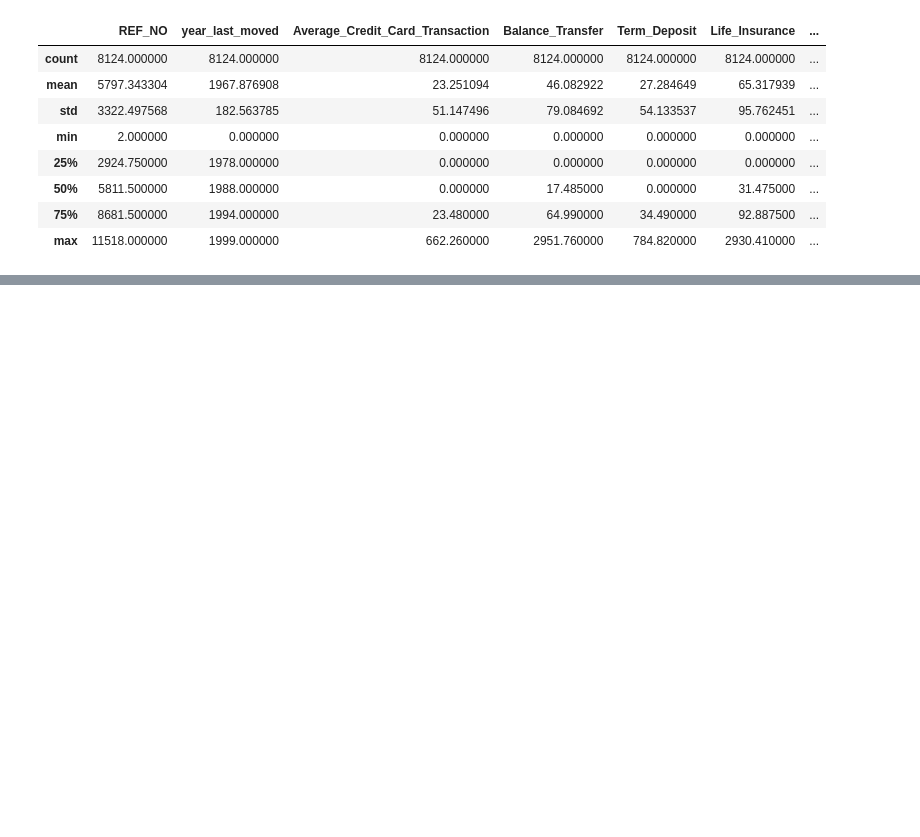
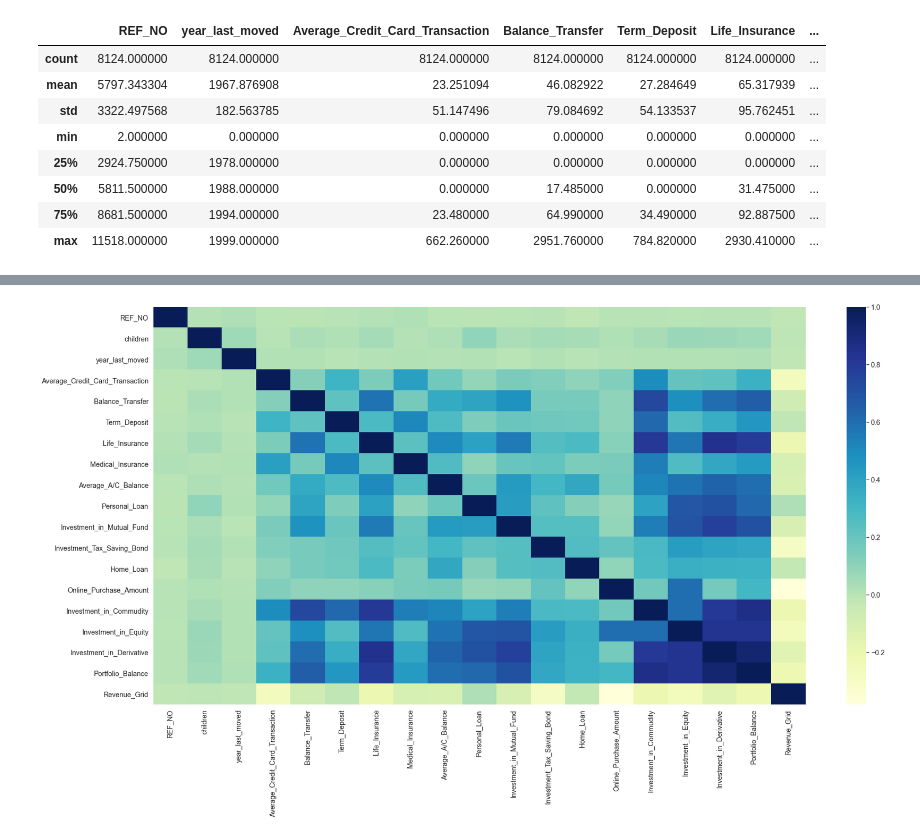
Before and after one commit to Karunakarbugide/Customer-Classification, a Jupyter notebook: customerClassification.ipynb, the cells around one changed output, grey strips where cells are left out. Drawn from its saved outputs; the diff is of its cells as text; code cells hidden in the pictures; blank space fills up the shorter version.

```diff
--- a/customerClassification.ipynb
+++ b/customerClassification.ipynb
@@ -47,0 +343,6 @@ df_train.describe()
+# %%
+# Visualize a heatmap for our features correlation values
+plt.figure(figsize = (30, 15))
+x = sns.heatmap(df_train.corr(), cmap = 'YlGnBu')
+# %% [output]
+[figure, added]
```
Also changed, not shown: parts of 26 cells of this notebook, 2 other files.
